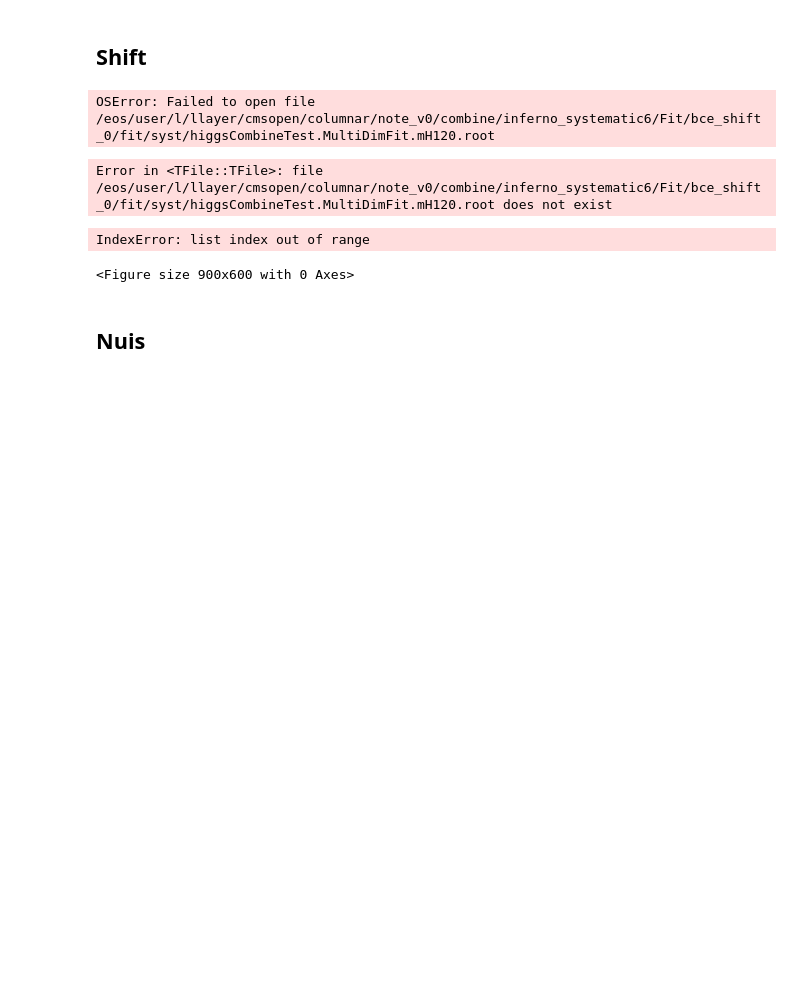
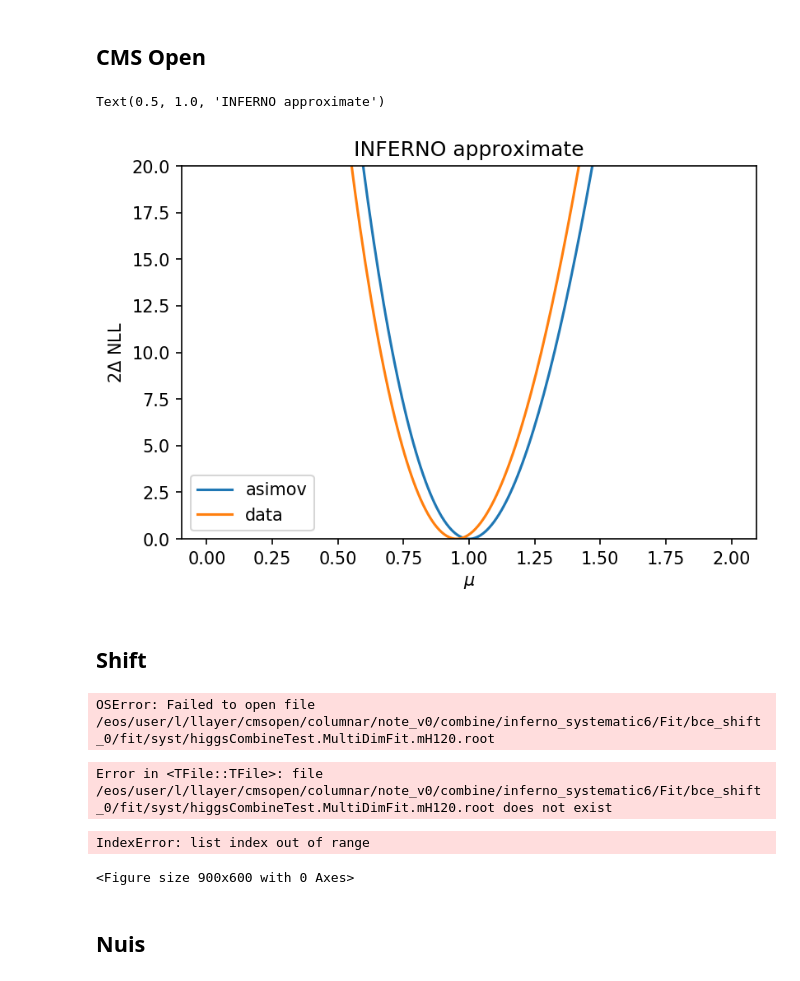
Before and after one commit to llayer/cmsopen, a Jupyter notebook: study_inferno/nbs/results_shift.ipynb, the cells around one changed output. Drawn from its saved outputs; the diff is of its cells as text; code cells hidden in the pictures; blank space fills up the shorter version.

```diff
--- a/study_inferno/nbs/results_shift.ipynb
+++ b/study_inferno/nbs/results_shift.ipynb
@@ -36,6 +36,25 @@ def get_graph(file_path):
     """
 
     return np.array(r_obs), np.array(nll_obs)
+# %% [markdown]
+## CMS Open
+# %%
+file_path = "/eos/user/l/llayer/cmsopen/study_inferno/results/combine/inferno_cmsopen4/Fit/inferno/syst_asimov/higgsCombineTest.MultiDimFit.mH120.root"
+gr_asimov =  get_graph(file_path)
+file_path = "/eos/user/l/llayer/cmsopen/study_inferno/results/combine/inferno_cmsopen4/Fit/inferno/syst/higgsCombineTest.MultiDimFit.mH120.root"
+gr_data =  get_graph(file_path)
+# %%
+plt.figure(dpi=150)
+plt.plot(gr_asimov[0],(gr_asimov[1] - min(gr_asimov[1])), label="asimov")
+plt.plot(gr_data[0],(gr_data[1] - min(gr_data[1])), label="data")
+plt.ylim(0,20)
+plt.legend(loc="lower left")
+plt.ylabel(r'$2\Delta$ NLL')
+plt.xlabel(r'$\mu$')
+plt.title("INFERNO approximate")
+# %% [output]
+Text(0.5, 1.0, 'INFERNO approximate')
+[figure, added]
 # %% [markdown]
 ## Shift
 # %%
```
Also changed, not shown: parts of 1 cell of this notebook, 2 other files.
